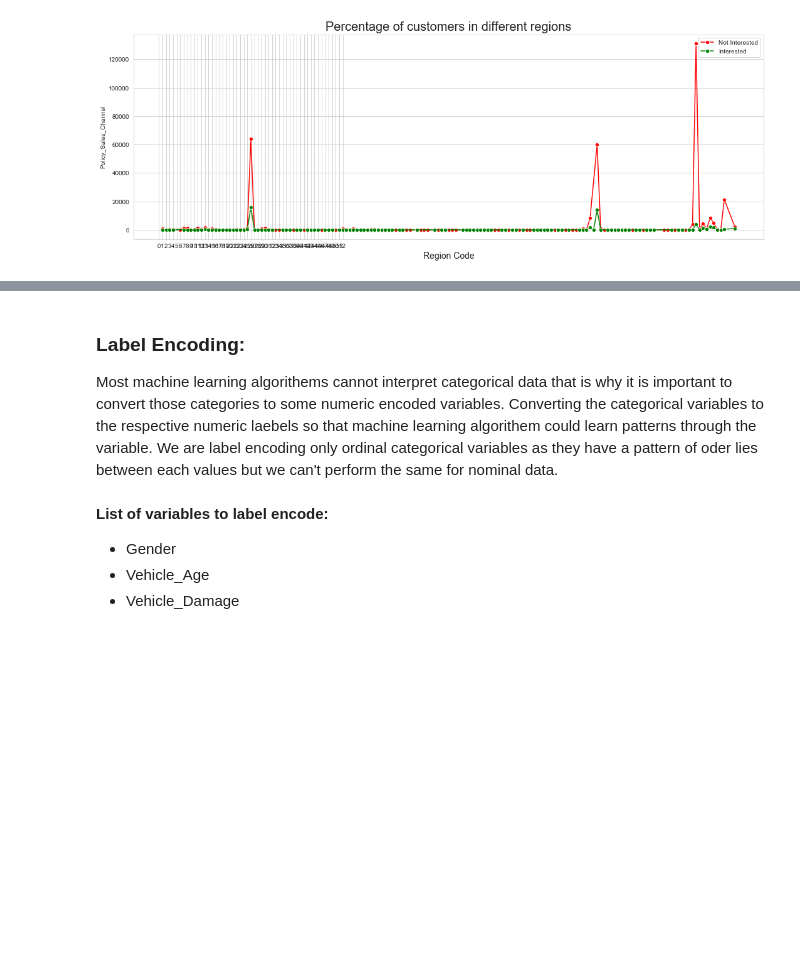
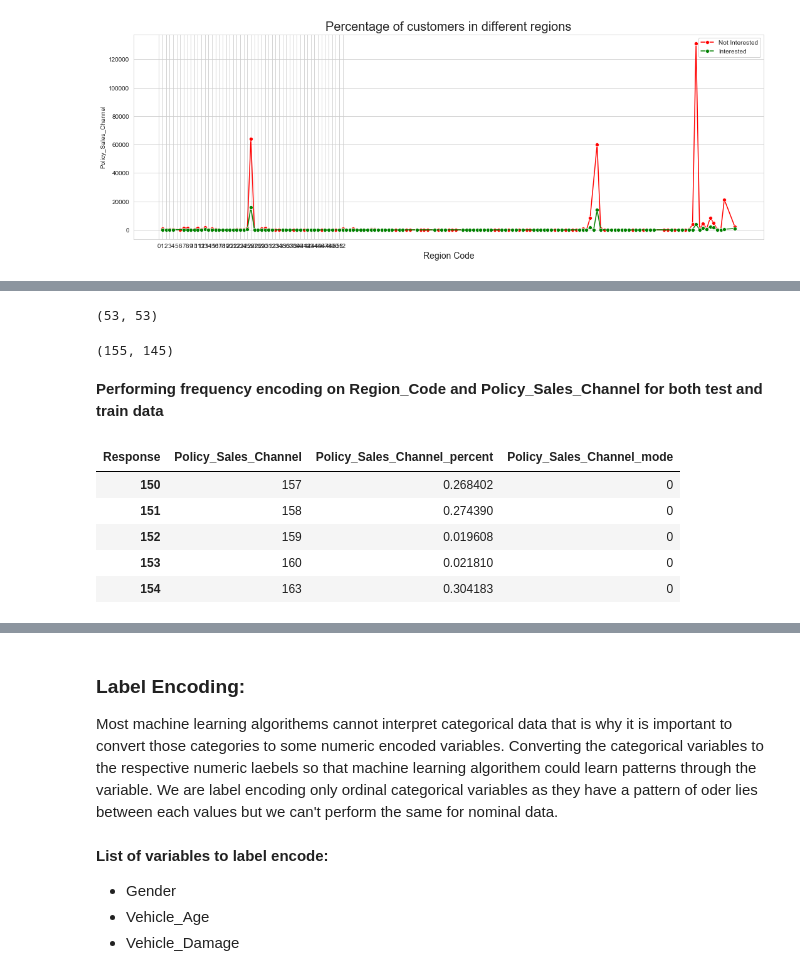
Before and after one commit to Kamaldeep0077/Cross-Sell-Prediction, a Jupyter notebook: Cross-Sell Prediction.ipynb, the cells around one changed output, grey strips where cells are left out. Cells and saved outputs as stored; diff of their text form; code cells hidden in the pictures; blank space fills up the shorter version.

```diff
--- a/Cross-Sell Prediction.ipynb
+++ b/Cross-Sell Prediction.ipynb
@@ -851,0 +847,27 @@ train.head()
+# %%
+train['Annual_Premium_Binned'] = train['Annual_Premium'].apply(lambda x: 3 if x>60000 else (1 if x<10000 else 2 ))
+test['Annual_Premium_Binned'] = test['Annual_Premium'].apply(lambda x: 3 if x>60000 else (1 if x<10000 else 2 ))
+# %%
+train['Region_Code'].nunique(), test['Region_Code'].nunique()
+# %% [output]
+(53, 53)
+# %%
+train['Policy_Sales_Channel'].nunique(), test['Policy_Sales_Channel'].nunique()
+# %% [output]
+(155, 145)
+# %%
+def frequency_encoding(data, data1, col):
+    """
+    Function to perform frequency encoding on amy categorical variable.
+    """
+    for i in col:
+        #Creating new data frame with passed category and freq' encoded variable
+        fdata = pd.DataFrame(data[i].value_counts(normalize=True)).reset_index().\
+                             rename(columns={'index': i, i: i+'_freq'})
+
+        #Merging the dataframe with the origonal dataframe
+        data1 = data1.merge(right=fdata, how='left', on=i, copy=False)
+
+    return data1
+# %% [markdown]
+**Performing frequency encoding on Region_Code and Policy_Sales_Channel for both test and train data**
@@ -851,0 +880,15 @@ train.head()
+# %%
+new = pd.crosstab(train['Policy_Sales_Channel'], train['Response']).reset_index()
+new['Policy_Sales_Channel_percent'] = new.apply(lambda x: (x[1]/(x[0]+x[1])), axis=1)
+new['Difference'] = new[1] - new[0]
+new['Policy_Sales_Channel_mode'] = new.apply(lambda x: 0 if x['Difference']<0 else 1, axis=1)
+new.drop([0,1,'Difference'], axis=1, inplace=True)
+new['Policy_Sales_Channel'] = new['Policy_Sales_Channel'].astype(int)
+new.tail()
+# %% [output]
+| Response | Policy_Sales_Channel | Policy_Sales_Channel_percent | Policy_Sales_Channel_mode |
+| 150 | 157 | 0.268402 | 0 |
+| 151 | 158 | 0.274390 | 0 |
+| 152 | 159 | 0.019608 | 0 |
+| 153 | 160 | 0.021810 | 0 |
+| 154 | 163 | 0.304183 | 0 |
```
Also changed, not shown: parts of 43 cells of this notebook.
